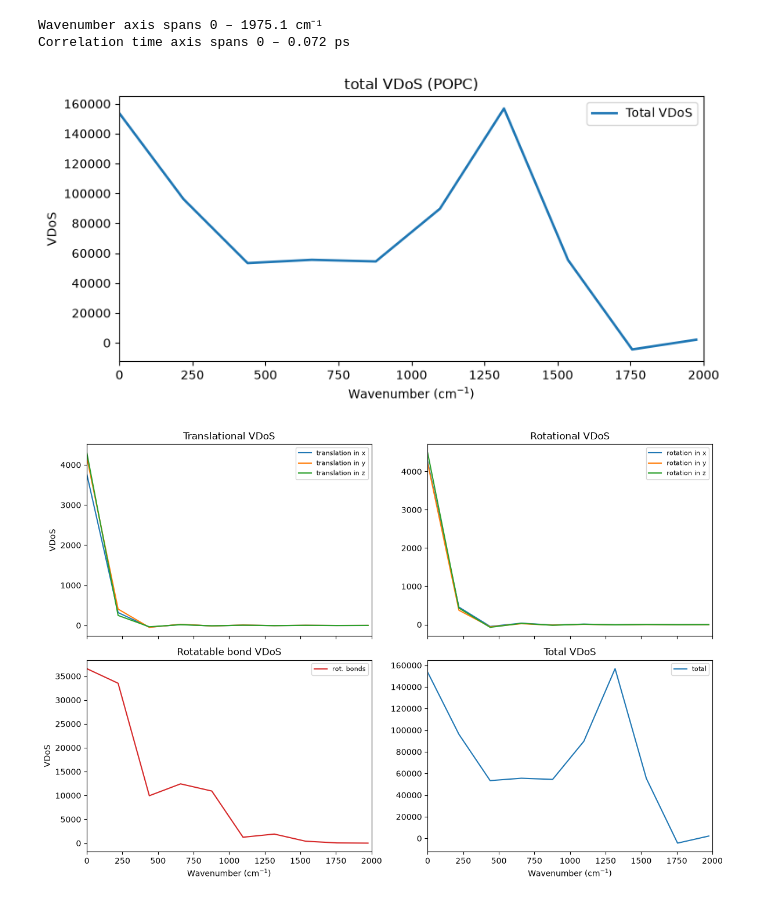
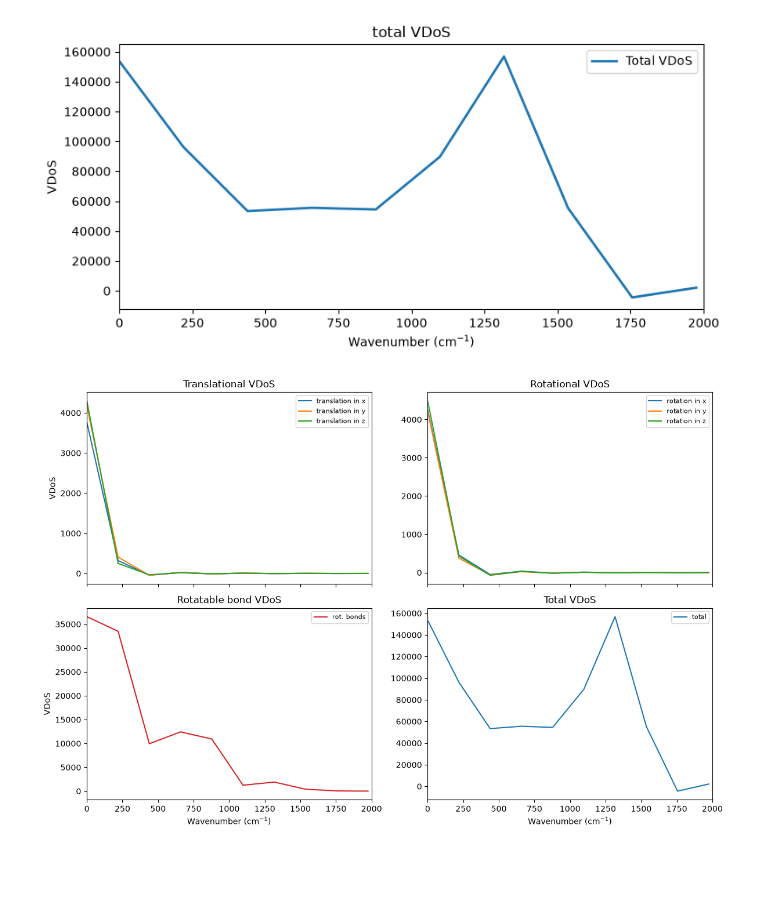
Before and after one commit to HeydenLabASU-collab/trvdos, a Jupyter notebook: devtools/examples/example.ipynb, the cells around one changed output. Saved outputs shown, nothing was run; the diff lists cells and outputs as text; code cells hidden in the pictures; blank space fills up the shorter version.

```diff
--- a/devtools/examples/example.ipynb
+++ b/devtools/examples/example.ipynb
@@ -50,29 +50,24 @@ vdos.outputVDoS(out_dir / "VDoS.dat")
 
 # Wavenumber and correlation time arrays are available in vdos.wavenumber
 # and vdos.tau resepectively
-print(f"Wavenumber axis spans 0 – {vdos.wavenumber[-1]:.1f} cm⁻¹")
-print(f"Correlation time axis spans 0 – {vdos.tau[-1]:.3f} ps")
-# %% [output]
-Wavenumber axis spans 0 – 1975.1 cm⁻¹
-Correlation time axis spans 0 – 0.072 ps
 # %%
 # the all-residue average vdos is stored in vdos.totVDoS[0]
 
 tot_vdos = np.array(vdos.totVDoS[0])
 
 fig, ax = plt.subplots(figsize=(8, 4))
 ax.plot(vdos.wavenumber, tot_vdos, linewidth=2.0, color="C0", label="Total VDoS")
 ax.set(
     xlabel="Wavenumber (cm$^{-1}$)",
     ylabel="VDoS",
-    title="total VDoS (POPC)",
+    title="total VDoS",
     xlim=(0, 2000),
 )
 ax.legend()
 fig.tight_layout()
 plt.show()
 # %% [output]
-[figure, old version]
+[figure, new version]
 # %%
 # Individual VDoS components are also available:
 # translational VDoS: vdos.trVDoS[][ax]
```
Also changed, not shown: parts of 1 cell of this notebook, 2 other files.
